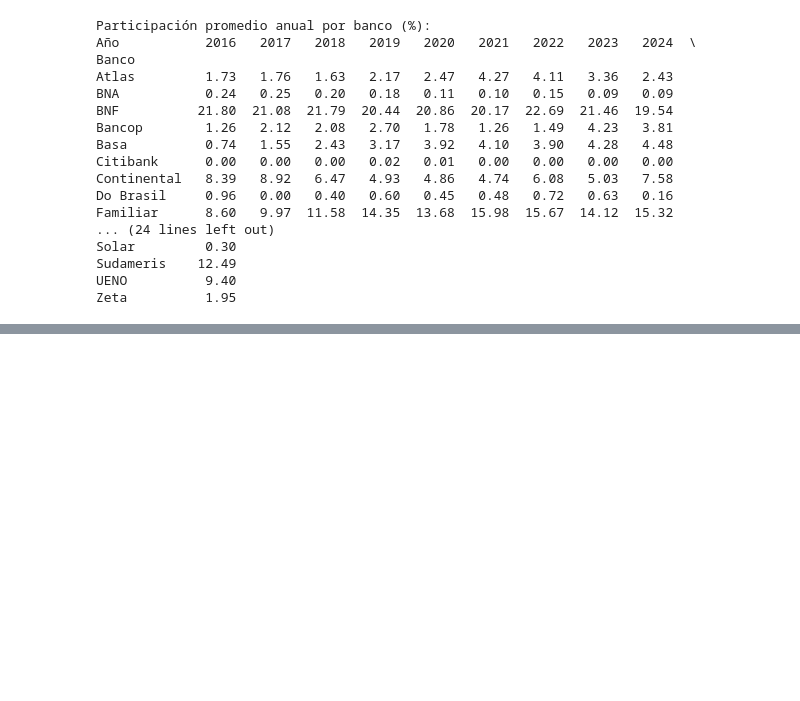
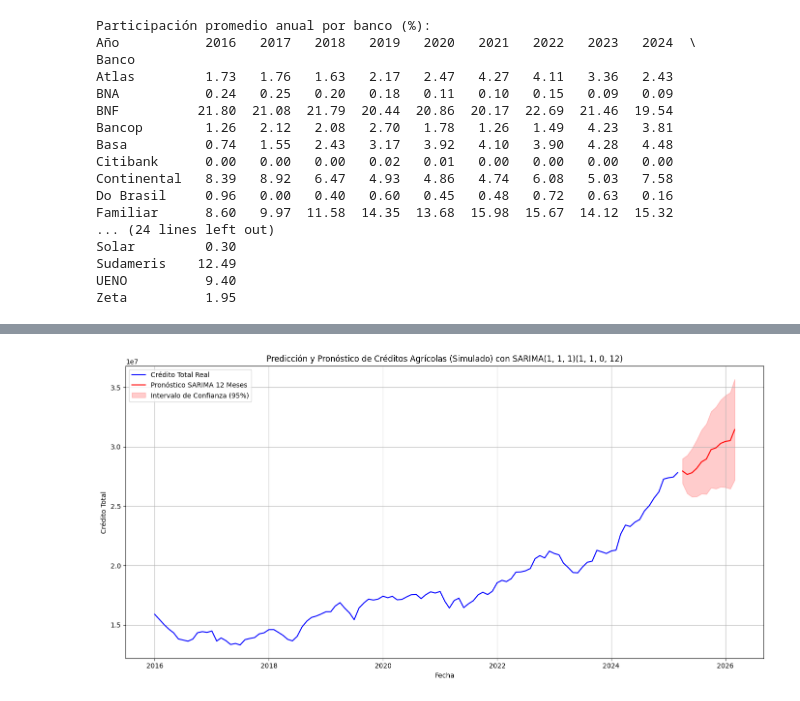
Before and after one commit to MathiasChd/MIA_UNA, a Jupyter notebook: SeriesTemporales/TrabajoGrupal/Trabajo_grupal_MIAAD.ipynb, the cells around one changed output, grey strips where cells are left out. Saved outputs shown, nothing was run; the diff lists cells and outputs as text; code cells hidden in the pictures; blank space fills up the shorter version.

```diff
--- a/SeriesTemporales/TrabajoGrupal/Trabajo_grupal_MIAAD.ipynb
+++ b/SeriesTemporales/TrabajoGrupal/Trabajo_grupal_MIAAD.ipynb
@@ -2054,0 +1346,99 @@ plt.show()'''
+# %%
+total_series = df_me.groupby('Fecha')['Credito'].sum()
+
+# Asegurarse de que el índice tenga frecuencia mensual para series de tiempo
+total_series = total_series.asfreq('MS')
+
+# --- Aplicación del Modelo ARIMA (1,1,1) a total_series ---
+
+# Asegúrate de que total_series no tenga valores nulos para el modelado ARIMA.
+total_series_clean = total_series.dropna()
+# Definir los órdenes (p, d, q) para el modelo SARIMA (no-estacional)
+order = (1, 1, 1)
+# Definir los órdenes estacionales (P, D, Q, S)
+# P=1 (AR estacional), D=1 (Diferenciación estacional), Q=0 (MA estacional), S=12 (Período estacional)
+seasonal_order = (1, 1, 0, 12)
+
+try:
+    # Ajustar el modelo SARIMA
+    model = sm.tsa.statespace.SARIMAX(total_series_clean,
+        order=order,
+        seasonal_order=seasonal_order,
+        enforce_stationarity=False,
+        enforce_invertibility=False)
+    results = model.fit(disp=False)
+
+    print("\nResumen del Modelo SARIMA:")
+    print(results.summary())
+
+    # --- Definir el Período de Predicción Futura en Meses ---
+    # Puedes cambiar este valor para predecir más o menos meses
+    num_forecast_months = 12 # EJEMPLO: predecir los próximos 6 meses
+
+    # Obtener las predicciones futuras y sus intervalos de confianza
+    forecast = results.get_forecast(steps=num_forecast_months)
+    forecast_mean = forecast.predicted_mean
+    forecast_ci = forecast.conf_int()
+
+    # Imprimir las predicciones futuras
+    print(f"\n--- Predicciones para los próximos {num_forecast_months} meses---")
+    for i in range(num_forecast_months):
+        forecast_date = forecast_mean.index[i]
+    print(f"{forecast_date.strftime('%Y-%m')}: Predicción={forecast_mean[i]:.2f}, Intervalo de Confianza = [{forecast_ci.iloc[i, 0]:.2f}, {forecast_ci.iloc[i, 1]:.2f}]")
+
+
+    # Realizar predicciones sobre el mismo período de tiempo de los datos de entrenamiento
+    # Esto es para calcular métricas de ajuste y visualizar el rendimiento del modelo en los datos históricos
+    start_index = 0
+    end_index = len(total_series_clean) - 1
+    predictions = results.predict(start=start_index, end=end_index, dynamic=False)
+
+    # Asegurarse de que las series de actual y predicted tengan la misma longitud y alineación
+    actual_values = total_series_clean.values
+    predicted_values = predictions.values
+
+    min_len = min(len(actual_values), len(predicted_values))
+    actual_values = actual_values[:min_len]
+    predicted_values = predicted_values[:min_len]
+
+    # --- Cálculo de Métricas RMSE y MAPE ---
+
+    # 1. RMSE (Root Mean Squared Error)
+    rmse = np.sqrt(mean_squared_error(actual_values, predicted_values))
+
+    # 2. MAPE (Mean Absolute Percentage Error)
+    non_zero_actual_indices = actual_values != 0
+    if np.sum(non_zero_actual_indices) > 0:
+        mape = np.mean(np.abs((actual_values[non_zero_actual_indices] - predicted_values[non_zero_actual_indices]) / actual_values[non_zero_actual_indices])) * 100
+    else:
+        mape = np.nan # MAPE es indefinido si todos los valores reales son cero
+
+
+    print("\n--- Métricas de Evaluación del Modelo SARIMA---")
+    print(f"RMSE (Root Mean Squared Error): {rmse:.2f}")
+    print(f"MAPE (Mean Absolute Percentage Error): {mape:.2f}%")
+
+    # --- Visualizar las predicciones junto con los datos históricos y el pronóstico futuro ---
+    plt.figure(figsize=(14, 7))
+    plt.plot(total_series_clean.index, actual_values, label='Crédito Total Real', color='blue')
+    '''plt.plot(total_series_clean.index[:min_len], predicted_values, color='green', linestyle='--', label=f'Ajuste SARIMA (Simulado)')'''
+
+    # Plotear el pronóstico futuro
+    plt.plot(forecast_mean.index, forecast_mean.values, color='red', linestyle='-', label=f'Pronóstico SARIMA {num_forecast_months} Meses')
+    plt.fill_between(forecast_ci.index, forecast_ci.iloc[:, 0], forecast_ci.iloc[:, 1], color='red', alpha=0.2, label='Intervalo de Confianza (95%)')
+
+    plt.title(f'Predicción y Pronóstico de Créditos Agrícolas (Simulado) con SARIMA{order}{seasonal_order}')
+    plt.xlabel('Fecha')
+    plt.ylabel('Crédito Total')
+    plt.grid(True)
+    plt.legend()
+    plt.tight_layout()
+    plt.show()
+
+except Exception as e:
+    print(f"\nError al ajustar el modelo SARIMA o calcular métricas: {e}")
+    print("Asegúrese de que la serie de tiempo tenga suficientes puntos de datos y que los órdenes SARIMA sean apropiados.")
+
+except Exception as e:
+    print(f"Ocurrió un error inesperado durante la generación de datos simulados o el proceso: {e}")
+# %% [output]
@@ -2054,0 +1462 @@ plt.show()'''
+[figure, added]
```
Also changed, not shown: parts of 46 cells of this notebook.
